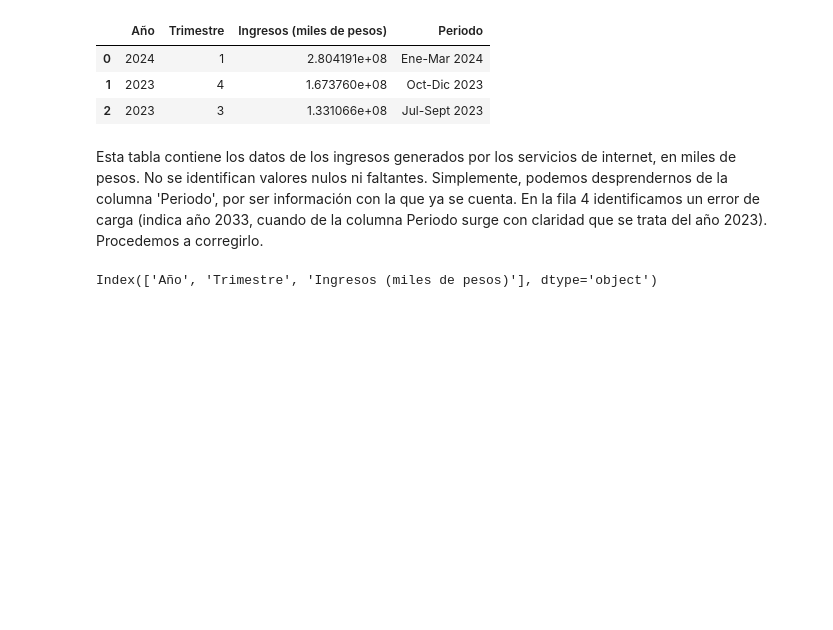
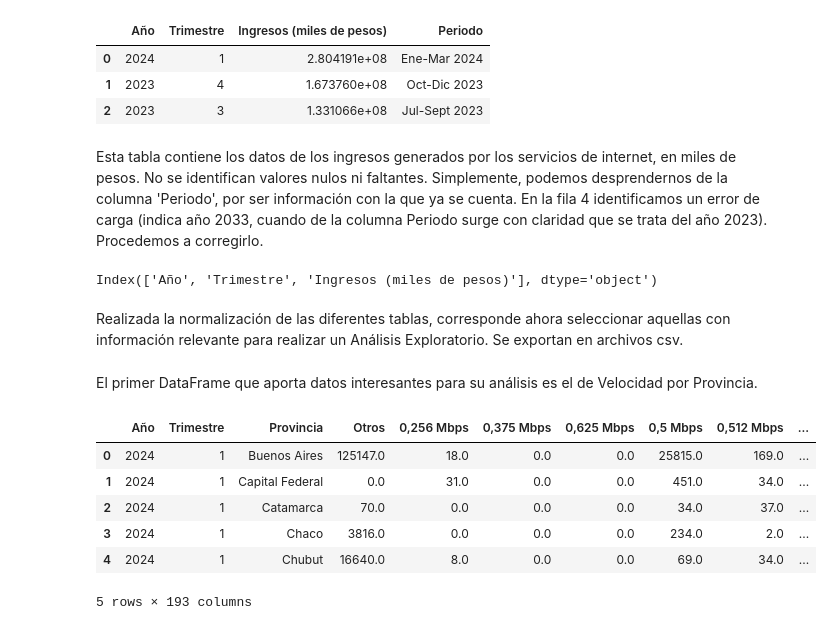
Before and after one commit to gastorellano/Proyecto_telecomunicaciones, a Jupyter notebook: Notebooks/etl.ipynb, the cells around one changed output. Drawn from its saved outputs; the diff is of its cells as text; code cells hidden in the pictures; blank space fills up the shorter version.

```diff
--- a/Notebooks/etl.ipynb
+++ b/Notebooks/etl.ipynb
@@ -592,3 +592,17 @@ df15['Año'][4] = '2023'
 df15['Año'] = df15['Año'].astype(int)
 # %%
 df15 = df15.drop_duplicates() #Eliminamos duplicados
+# %% [markdown]
+Realizada la normalización de las diferentes tablas, corresponde ahora seleccionar aquellas con información relevante para realizar un Análisis Exploratorio. Se exportan en archivos csv.
+# %% [markdown]
+El primer DataFrame que aporta datos interesantes para su análisis es el de Velocidad por Provincia.
+# %%
+df2.head()
+# %% [output]
+|  | Año | Trimestre | Provincia | Otros | 0,256 Mbps | 0,375 Mbps | 0,625 Mbps | 0,5 Mbps | 0,512 Mbps | ... |
+| 0 | 2024 | 1 | Buenos Aires | 125147.0 | 18.0 | 0.0 | 0.0 | 25815.0 | 169.0 | ... |
+| 1 | 2024 | 1 | Capital Federal | 0.0 | 31.0 | 0.0 | 0.0 | 451.0 | 34.0 | ... |
+| 2 | 2024 | 1 | Catamarca | 70.0 | 0.0 | 0.0 | 0.0 | 34.0 | 37.0 | ... |
+| 3 | 2024 | 1 | Chaco | 3816.0 | 0.0 | 0.0 | 0.0 | 234.0 | 2.0 | ... |
+| 4 | 2024 | 1 | Chubut | 16640.0 | 8.0 | 0.0 | 0.0 | 69.0 | 34.0 | ... |
+5 rows × 193 columns
```
Also changed, not shown: parts of 5 cells of this notebook, 4 other files.
